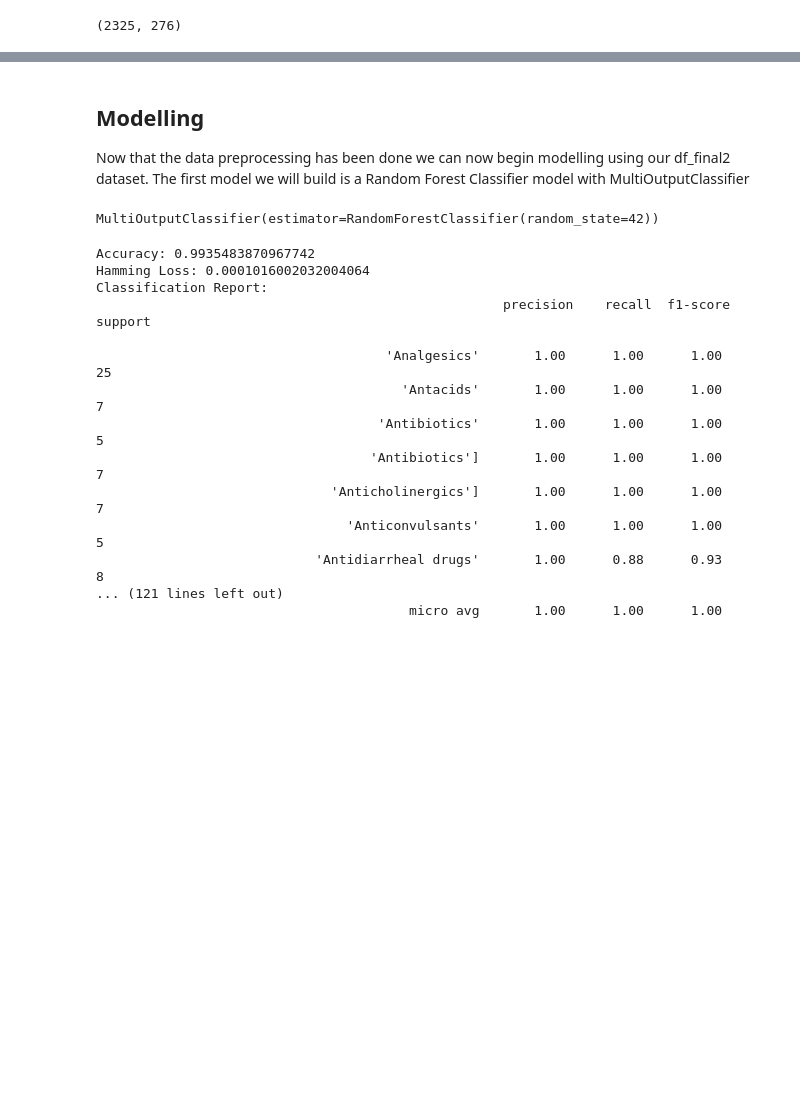
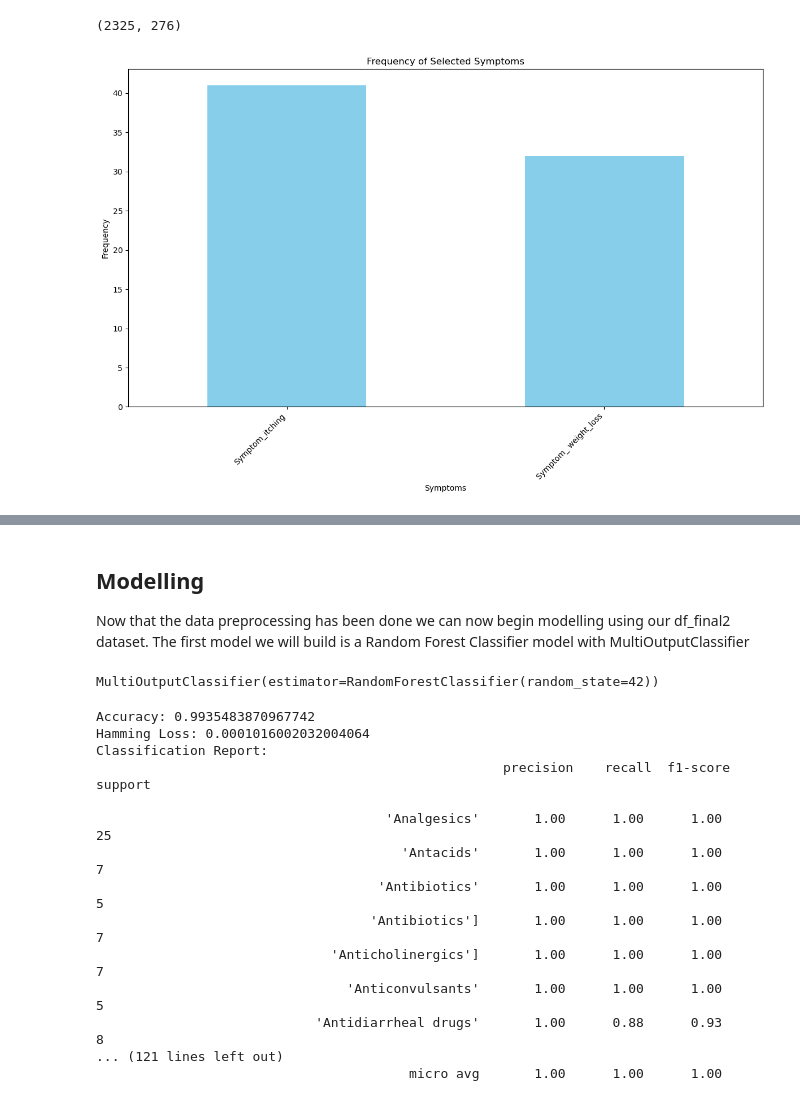
Before and after one commit to William-Itotia/Medicine-Recommendation-system, a Jupyter notebook: Untitled-1.ipynb, the cells around one changed output, grey strips where cells are left out. Cells and saved outputs as stored; diff of their text form; code cells hidden in the pictures; blank space fills up the shorter version.

```diff
--- a/Untitled-1.ipynb
+++ b/Untitled-1.ipynb
@@ -355,3 +354,35 @@ df_final2.head()
 df_final2.shape
 # %% [output]
 (2325, 276)
+# %%
+
+# Based on the available columns, adjust this list
+columns_of_interest = [
+    'Symptom_itching',
+    'Symptom_ weight_loss'
+    # Add other valid symptoms based on the output of df_final.columns
+]
+
+# Filter out columns that are not in the DataFrame
+valid_columns = [col for col in columns_of_interest if col in df_final.columns]
+
+if valid_columns:
+    # Select only the valid columns
+    df_selected = df_final[valid_columns]
+
+    # Calculate the frequency of each symptom by summing the columns
+    symptom_frequency = df_selected.sum()
+
+    # Plot the frequency of symptoms
+    plt.figure(figsize=(12, 8))
+    symptom_frequency.plot(kind='bar', color='skyblue')
+    plt.title('Frequency of Selected Symptoms')
+    plt.xlabel('Symptoms')
+    plt.ylabel('Frequency')
+    plt.xticks(rotation=45, ha='right')
+    plt.tight_layout()
+    plt.show()
+else:
+    print("No valid columns found for plotting.")
+# %% [output]
+[figure, added]
```
Also changed, not shown: parts of 4 cells of this notebook.
